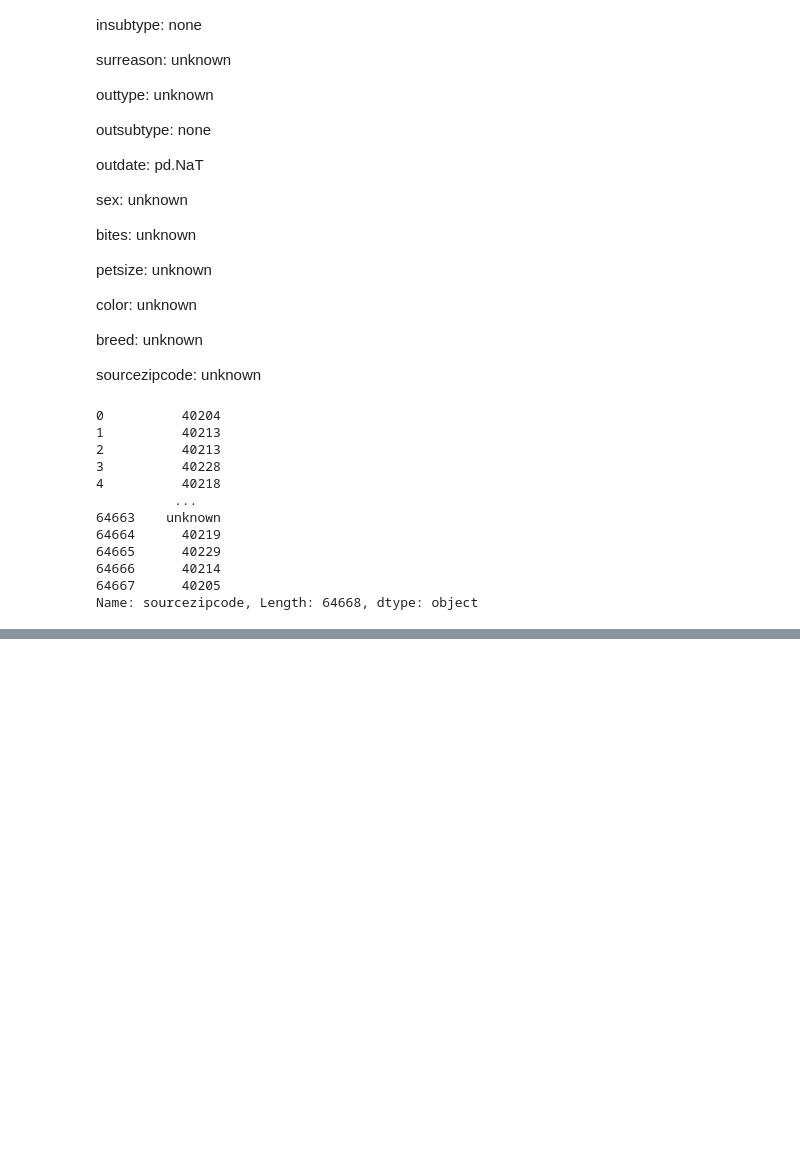
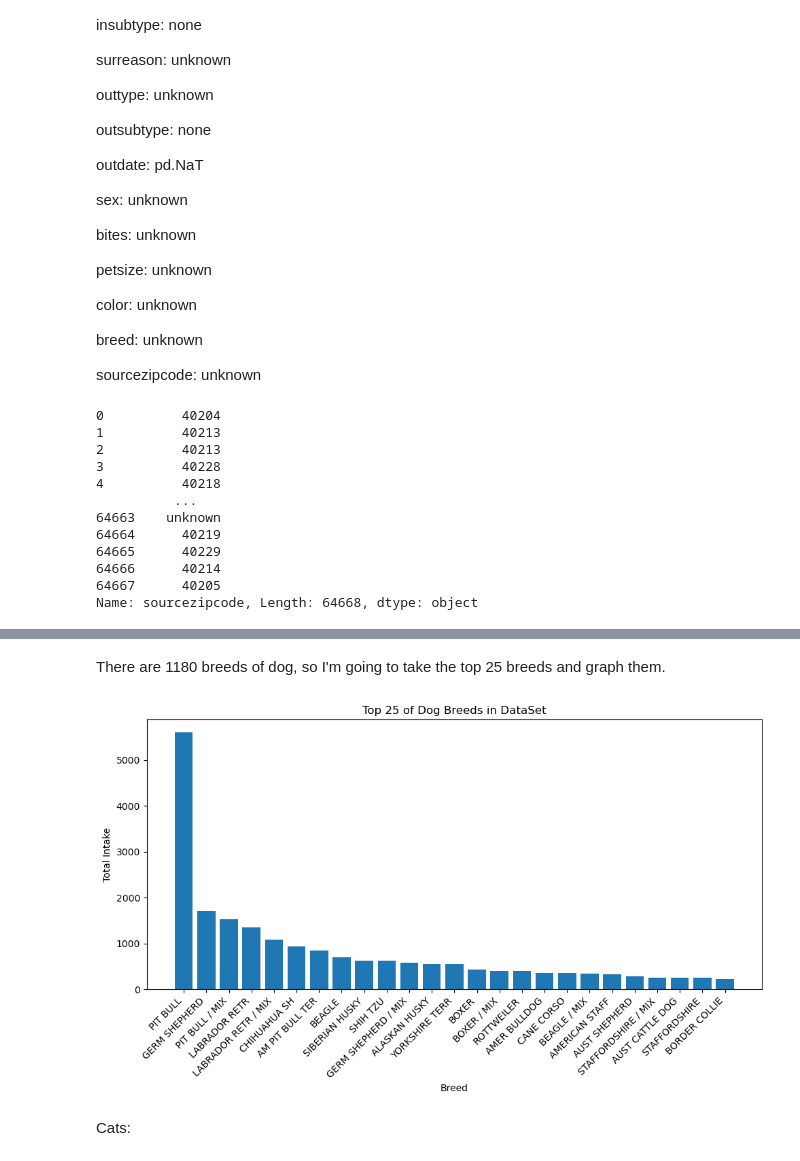
Before and after one commit to CosmicIdes/LMAS_intake_analysis, a Jupyter notebook: main.ipynb, the cells around one changed output, grey strips where cells are left out. Saved outputs shown, nothing was run; the diff lists cells and outputs as text; code cells hidden in the pictures; blank space fills up the shorter version.

```diff
--- a/main.ipynb
+++ b/main.ipynb
@@ -283,0 +336,8 @@ df.head()
+# %%
+target_animal = 'dog'
+df['animal_type'] = df['animal_type'].str.strip().str.lower()
+
+dog_filtered_df = df[df['animal_type'] == target_animal]
+
+dog_breed_counts = dog_filtered_df['breed'].value_counts()
+dog_breed_counts
@@ -283,0 +358,22 @@ df.head()
+# %%
+dog_breed_counts_25 = dog_breed_counts.head(25)
+# %% [markdown]
+There are 1180 breeds of dog, so I'm going to take the top 25 breeds and graph them.
+# %%
+plt.figure(figsize=(10, 6))
+
+color = "#2702AD"
+
+plt.bar(dog_breed_counts_25.index, dog_breed_counts_25.values)
+
+plt.xlabel('Breed')
+plt.ylabel("Total Intake")
+plt.title("Top 25 of Dog Breeds in DataSet")
+plt.xticks(rotation=45, ha='right')
+
+plt.tight_layout()
+plt.show()
+# %% [output]
+[figure, added]
+# %% [markdown]
+Cats:
```
Also changed, not shown: parts of 14 cells of this notebook.
